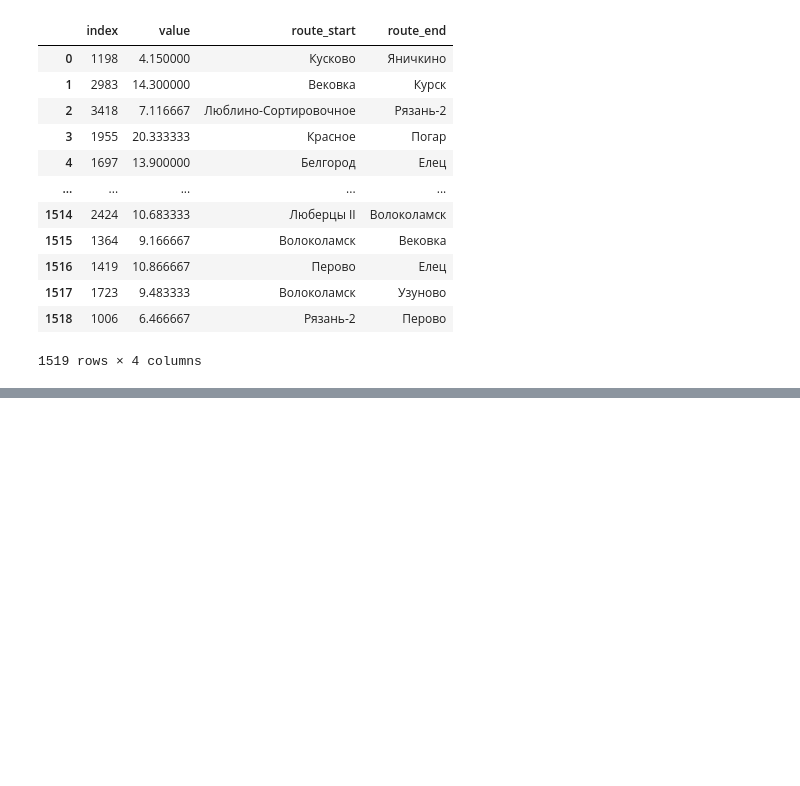
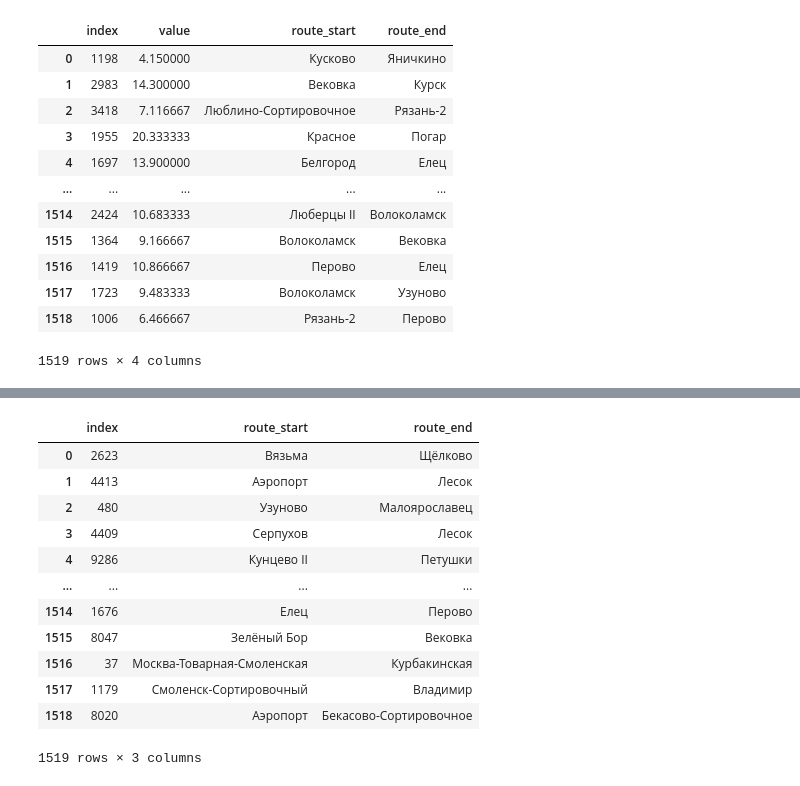
Before and after one commit to melarozz/rzhd_hackathon, a Jupyter notebook: rzhd.ipynb, the cells around one changed output, grey strips where cells are left out. Drawn from its saved outputs; the diff is of its cells as text; code cells hidden in the pictures; blank space fills up the shorter version.

Commit message:
Kaggle Notebook | rzhd_hackathon | Version 6

```diff
--- a/rzhd.ipynb
+++ b/rzhd.ipynb
@@ -378,0 +575,17 @@ test_df
+# %%
+test_csv = pd.read_csv("/kaggle/input/rzhd-hack/dataset_internal.csv")
+test_csv
+# %% [output]
+|  | index | route_start | route_end |
+| 0 | 2623 | Вязьма | Щёлково |
+| 1 | 4413 | Аэропорт | Лесок |
+| 2 | 480 | Узуново | Малоярославец |
+| 3 | 4409 | Серпухов | Лесок |
+| 4 | 9286 | Кунцево II | Петушки |
+| ... | ... | ... | ... |
+| 1514 | 1676 | Елец | Перово |
+| 1515 | 8047 | Зелёный Бор | Вековка |
+| 1516 | 37 | Москва-Товарная-Смоленская | Курбакинская |
+| 1517 | 1179 | Смоленск-Сортировочный | Владимир |
+| 1518 | 8020 | Аэропорт | Бекасово-Сортировочное |
+1519 rows × 3 columns
```
Also changed, not shown: parts of 32 cells of this notebook.
